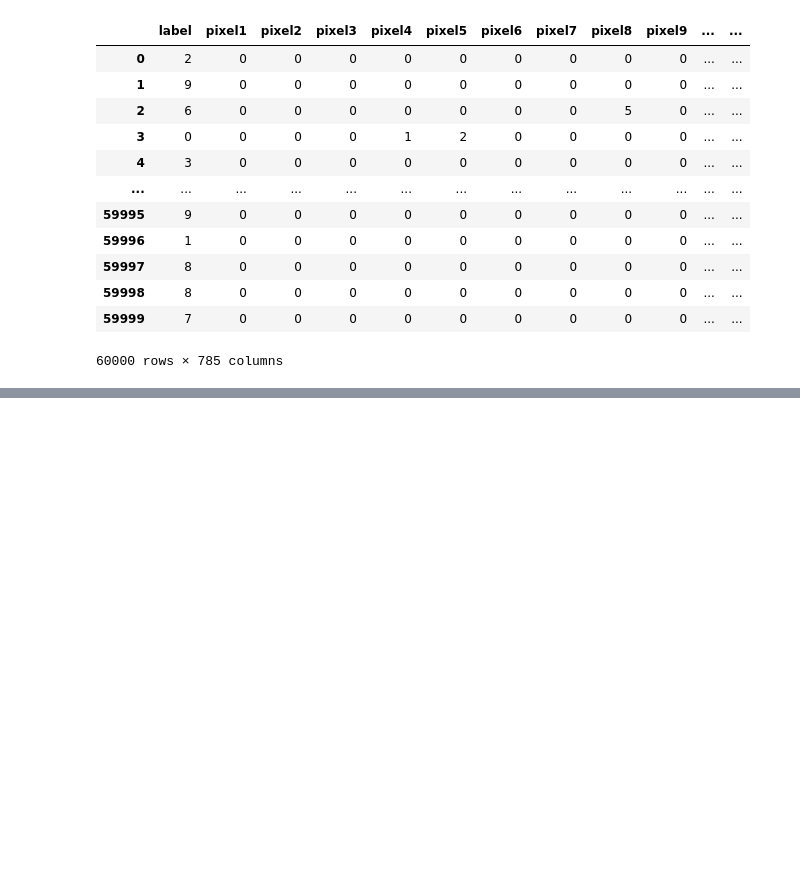
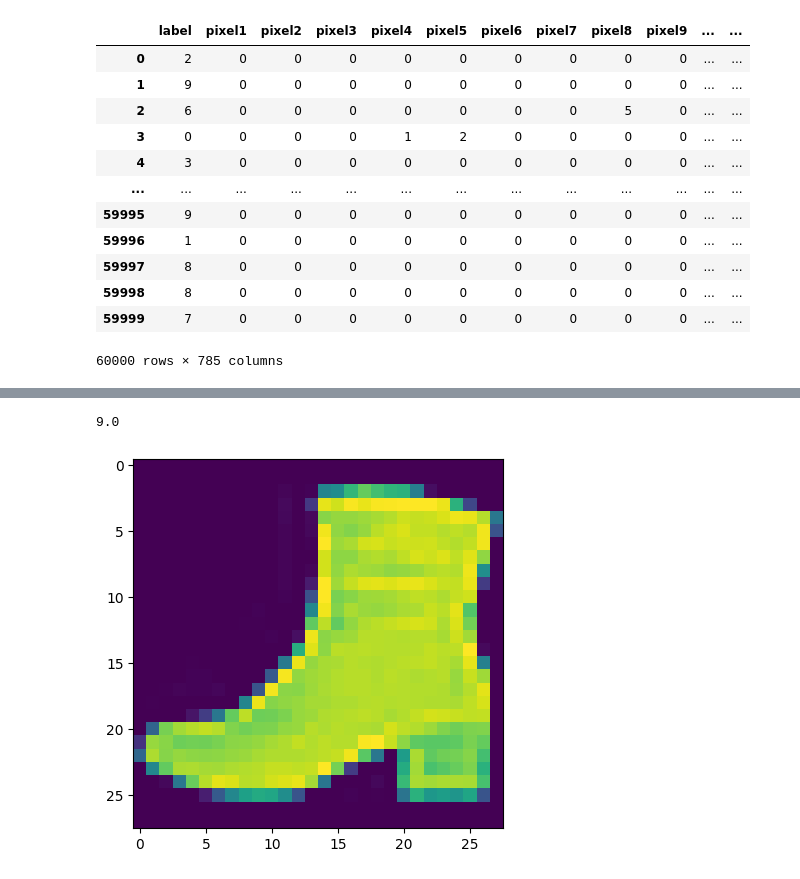
Before and after one commit to Devansh-Gupta-Official/fashion-class-classification, a Jupyter notebook: fashion_class.ipynb, the cells around one changed output, grey strips where cells are left out. Cells and saved outputs as stored; diff of their text form; code cells hidden in the pictures; blank space fills up the shorter version.

```diff
--- a/fashion_class.ipynb
+++ b/fashion_class.ipynb
@@ -26,0 +84,9 @@ df_train
+# %%
+import random
+i = random.randint(1,60000)
+plt.imshow(training[i,1:].reshape(28,28))
+label = training[i,0]
+label
+# %% [output]
+9.0
+[figure, added]
```
Also changed, not shown: parts of 9 cells of this notebook.
